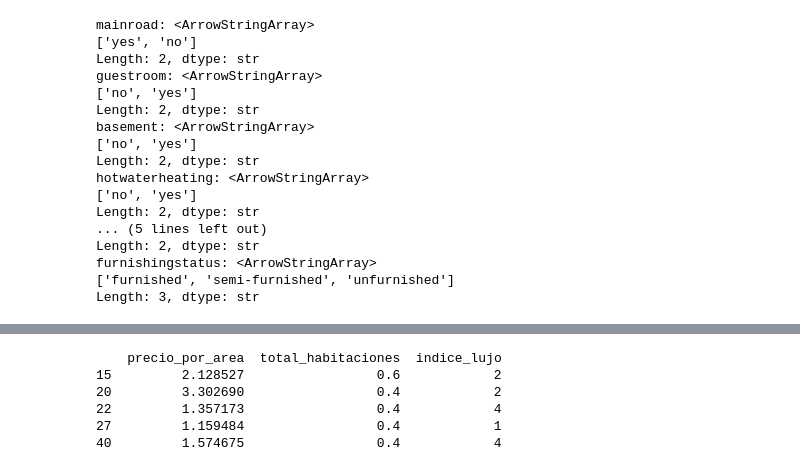
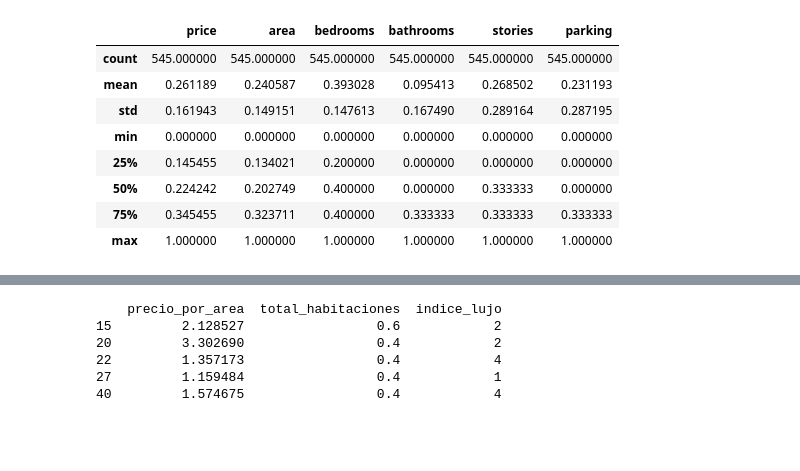
Before and after one commit to matiasCaileo/repaso-ciencia, a Jupyter notebook: notebooks/Untitled1.ipynb, the cells around one changed output, grey strips where cells are left out. Cells and saved outputs as stored; diff of their text form; code cells hidden in the pictures; blank space fills up the shorter version.

```diff
--- a/notebooks/Untitled1.ipynb
+++ b/notebooks/Untitled1.ipynb
@@ -53,25 +103,28 @@ dtype: int64
 # %%
-columnas_texto = ['mainroad', 'guestroom', 'basement', 'hotwaterheating',
-                  'airconditioning', 'prefarea', 'furnishingstatus']
+# ============================================
+# PASO 5: NORMALIZACIÓN (MinMax)
+# Escalamos los valores numéricos entre 0 y 1
+# para que ninguna variable domine por su magnitud
+# ============================================
 
-for col in columnas_texto:
-    print(f"{col}: {df[col].unique()}")
+from sklearn.preprocessing import MinMaxScaler
+
+scaler = MinMaxScaler()
+
+columnas_numericas = ['price', 'area', 'bedrooms', 'bathrooms', 'stories', 'parking']
+
+df[columnas_numericas] = scaler.fit_transform(df[columnas_numericas])
+
+# Verificamos que los valores están entre 0 y 1
+df[columnas_numericas].describe()
 # %% [output]
-mainroad: <ArrowStringArray>
-['yes', 'no']
-Length: 2, dtype: str
-guestroom: <ArrowStringArray>
-['no', 'yes']
-Length: 2, dtype: str
-basement: <ArrowStringArray>
-['no', 'yes']
-Length: 2, dtype: str
-hotwaterheating: <ArrowStringArray>
-['no', 'yes']
-Length: 2, dtype: str
-... (5 lines left out)
-Length: 2, dtype: str
-furnishingstatus: <ArrowStringArray>
-['furnished', 'semi-furnished', 'unfurnished']
-Length: 3, dtype: str
+|  | price | area | bedrooms | bathrooms | stories | parking |
+| count | 545.000000 | 545.000000 | 545.000000 | 545.000000 | 545.000000 | 545.000000 |
+| mean | 0.261189 | 0.240587 | 0.393028 | 0.095413 | 0.268502 | 0.231193 |
+| std | 0.161943 | 0.149151 | 0.147613 | 0.167490 | 0.289164 | 0.287195 |
+| min | 0.000000 | 0.000000 | 0.000000 | 0.000000 | 0.000000 | 0.000000 |
+| 25% | 0.145455 | 0.134021 | 0.200000 | 0.000000 | 0.000000 | 0.000000 |
+| 50% | 0.224242 | 0.202749 | 0.400000 | 0.000000 | 0.333333 | 0.000000 |
+| 75% | 0.345455 | 0.323711 | 0.400000 | 0.333333 | 0.333333 | 0.333333 |
+| max | 1.000000 | 1.000000 | 1.000000 | 1.000000 | 1.000000 | 1.000000 |
 # %%
```
Also changed, not shown: parts of 11 cells of this notebook, 1 other file.
